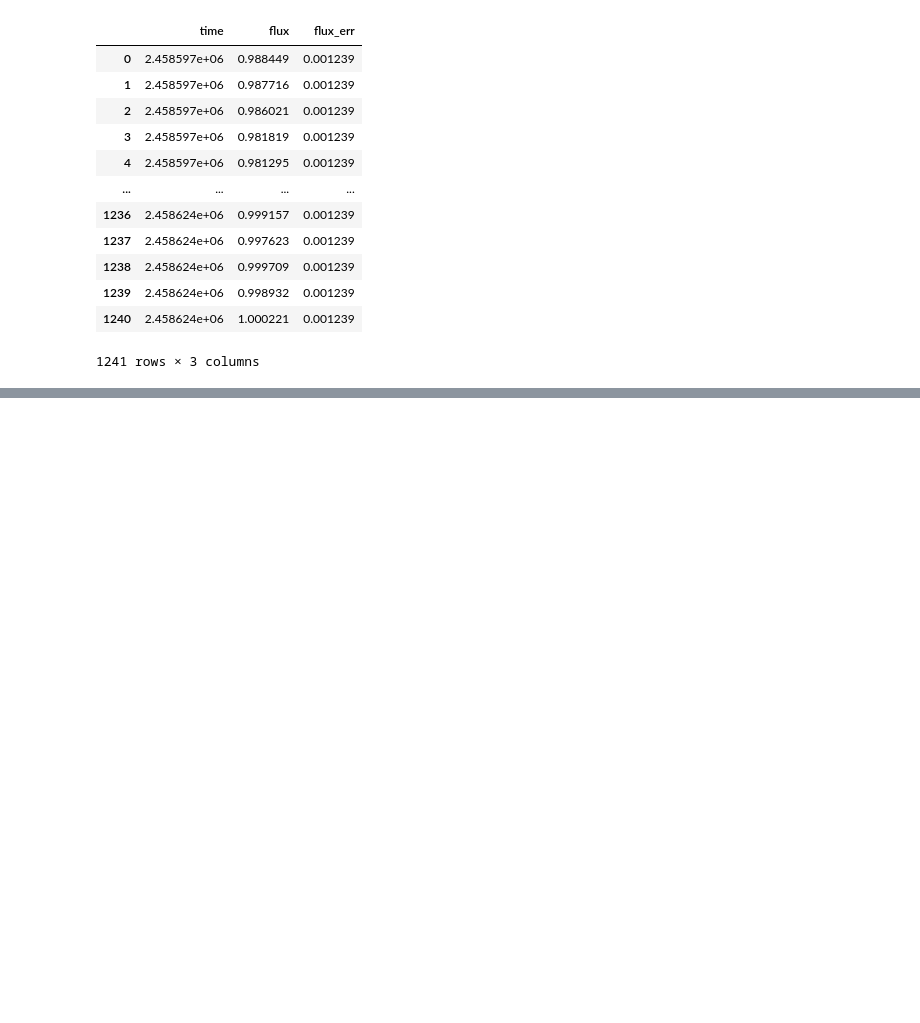
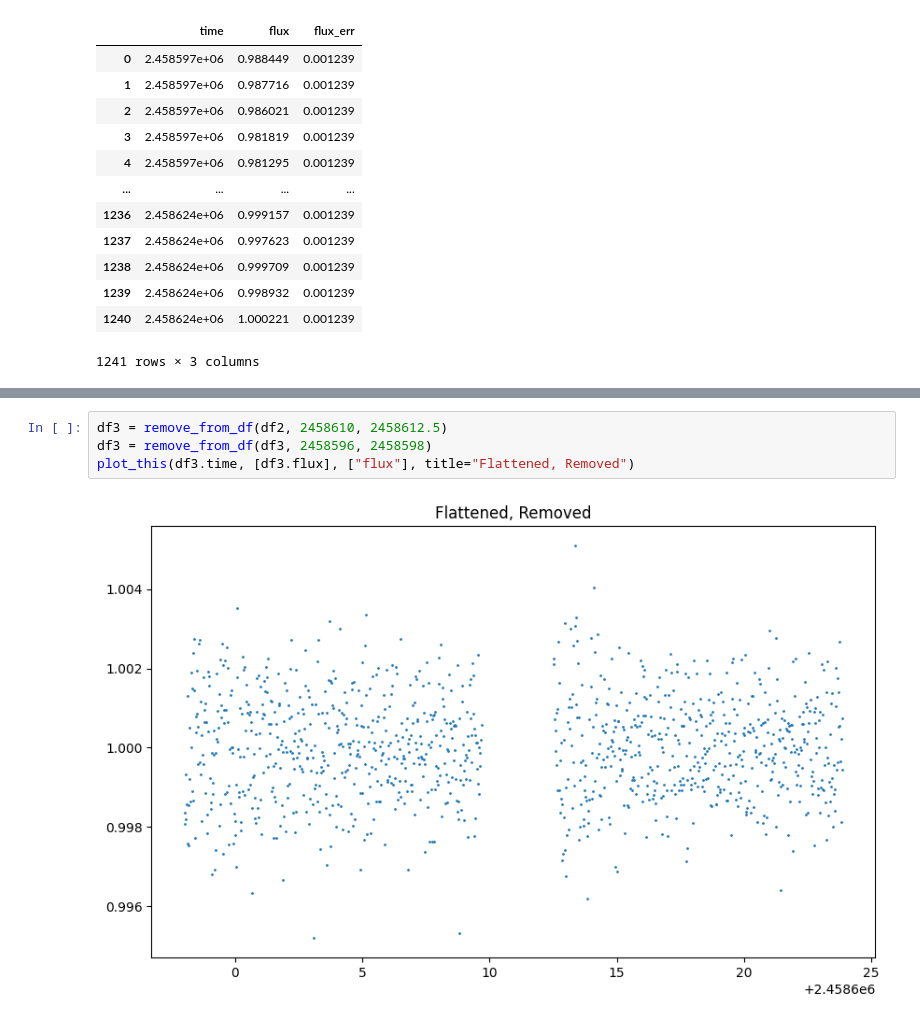
Before and after one commit to lichtgestalter/curvesimulator, a Jupyter notebook: evaluation/process_flux_data_nb2.ipynb, the cells around one changed output, grey strips where cells are left out. Drawn from its saved outputs; the diff is of its cells as text; blank space fills up the shorter version.

```diff
--- a/evaluation/process_flux_data_nb2.ipynb
+++ b/evaluation/process_flux_data_nb2.ipynb
@@ -44,3 +48,9 @@ plot_this(df2.time, [df2.flux], ["flux"], title="Flattened")
+# %%
+df3 = remove_from_df(df2, 2458610, 2458612.5)
+df3 = remove_from_df(df3, 2458596, 2458598)
+plot_this(df3.time, [df3.flux], ["flux"], title="Flattened, Removed")
+# %% [output]
+[figure, added]
 # %%
 sigma_lower=5.5
 sigma_upper=4
```
Also changed, not shown: parts of 4 cells of this notebook, 2 other files.
